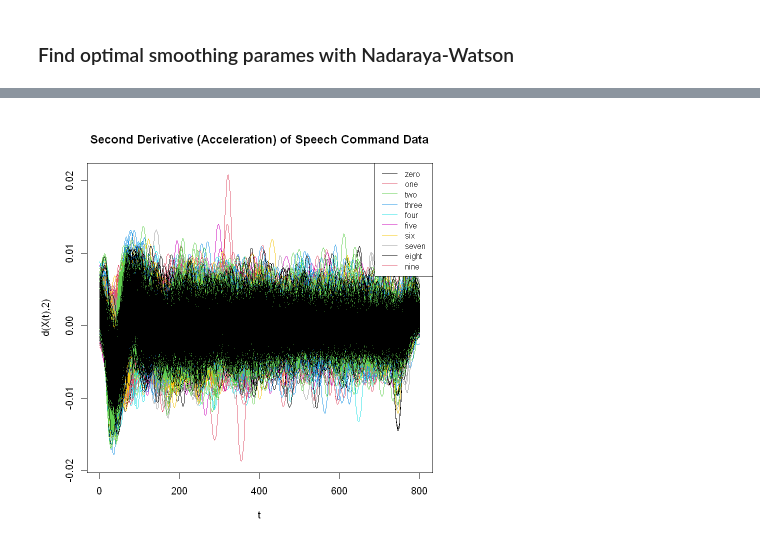
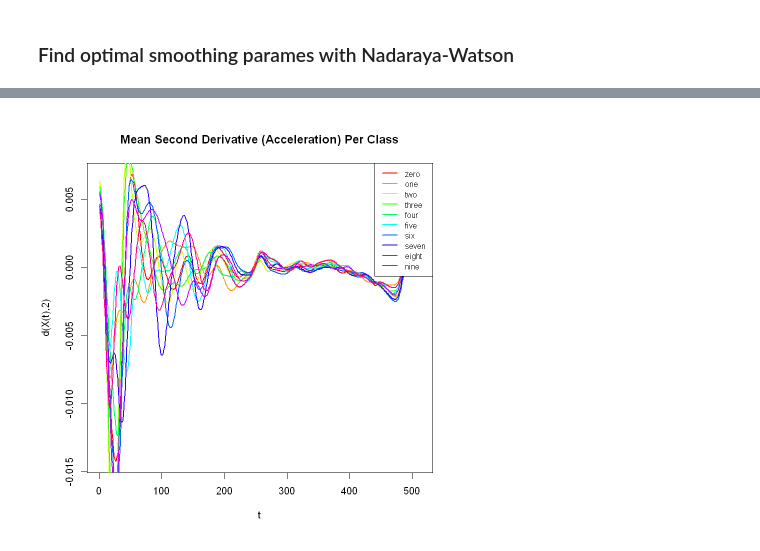
Before and after one commit to robertmackevic/fda-project, a Jupyter notebook: eda.ipynb, the cells around one changed output, grey strips where cells are left out. Saved outputs shown, nothing was run; the diff lists cells and outputs as text; code cells hidden in the pictures.

```diff
--- a/eda.ipynb
+++ b/eda.ipynb
@@ -67,7 +67,7 @@ load_audio_as_fdata <- function(filepath, func = mean) {
   freqs <- pgram$freq * audio@samp.rate / 1000
 
   # Interpolate the log periodogram onto a coarser grid
-  reduced_freqs <- seq(min(freqs), max(freqs), length.out = 800)
+  reduced_freqs <- seq(min(freqs), max(freqs), length.out = 512)
   log_pgram <- approx(x = freqs, y = log_pgram, xout = reduced_freqs)$y
 
   fdata_obj <- fda.usc::fdata(
@@ -108,12 +108,12 @@ load_dataset <- function(filepaths) {
   return(list(data = fdata, labels = labels))
 }
 
-# train <- load_dataset(train_paths)
-# val <- load_dataset(val_paths)
+train <- load_dataset(train_paths)
+val <- load_dataset(val_paths)
 test <- load_dataset(test_paths)
 
 # Pick which dataset to visualize
-dataset <- test
+dataset <- train
 # %% [markdown]
 ### Find optimal smoothing parames with B-Spline basis
 # %%
@@ -418,29 +389,53 @@ first_derivative <- fdata.deriv(data, nderiv = 1)
 # Compute second derivative (acceleration)
 second_derivative <- fdata.deriv(data, nderiv = 2)
 
+mean_first_derivative <- list()
+mean_second_derivative <- list()
+
+for (class in levels(dataset$labels)) {
+  class_indices <- which(dataset$labels == class)
+
+  mean_first_derivative[[class]] <- fda.usc::func.mean(
+    first_derivative[class_indices, ]
+  )
+  mean_second_derivative[[class]] <- fda.usc::func.mean(
+    second_derivative[class_indices, ]
+  )
+}
+
+class_colors <- rainbow(length(levels(dataset$labels)))
+
 plot(
-  first_derivative,
-  main = "First Derivative (Slope) of Speech Command Data",
-  col = as.numeric(dataset$labels)
+  mean_first_derivative[[1]],
+  main = "Mean First Derivative (Slope) Per Class",
+  col = class_colors[1], lwd = 2, lty = 1
 )
+
+for (i in 2:length(levels(dataset$labels))) {
+  lines(mean_first_derivative[[i]], col = class_colors[i], lwd = 2, lty = 1)
+}
 
 legend(
   "topright",
   legend = levels(dataset$labels),
-  col = seq_along(levels(dataset$labels)),
-  lty = 1, cex = 0.8
+  col = class_colors,
+  lty = 1, lwd = 2, cex = 0.8
 )
 
 plot(
-  second_derivative,
-  main = "Second Derivative (Acceleration) of Speech Command Data",
-  col = as.numeric(dataset$labels)
+  mean_second_derivative[[1]],
+  main = "Mean Second Derivative (Acceleration) Per Class",
+  col = class_colors[1], lwd = 2, lty = 1
 )
+
+for (i in 2:length(levels(dataset$labels))) {
+  lines(mean_second_derivative[[i]], col = class_colors[i], lwd = 2, lty = 1)
+}
 
 legend(
   "topright",
   legend = levels(dataset$labels),
-  col = seq_along(levels(dataset$labels)),
-  lty = 1, cex = 0.8
+  col = class_colors,
+  lty = 1, lwd = 2, cex = 0.8
 )
 # %% [output]
@@ -448 +443 @@ legend(
-[figure, old version]
+[figure, new version]
```
Also changed, not shown: parts of 15 cells of this notebook.
